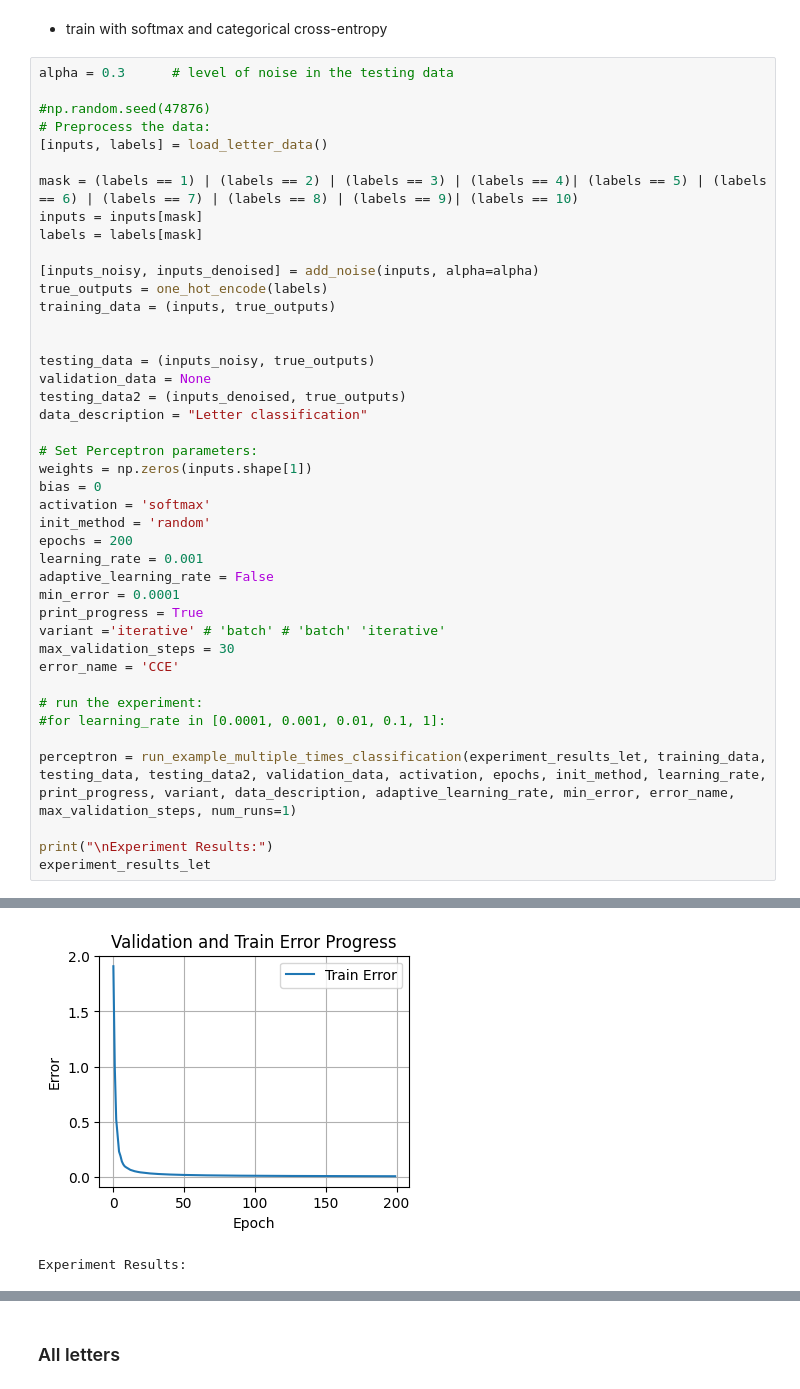
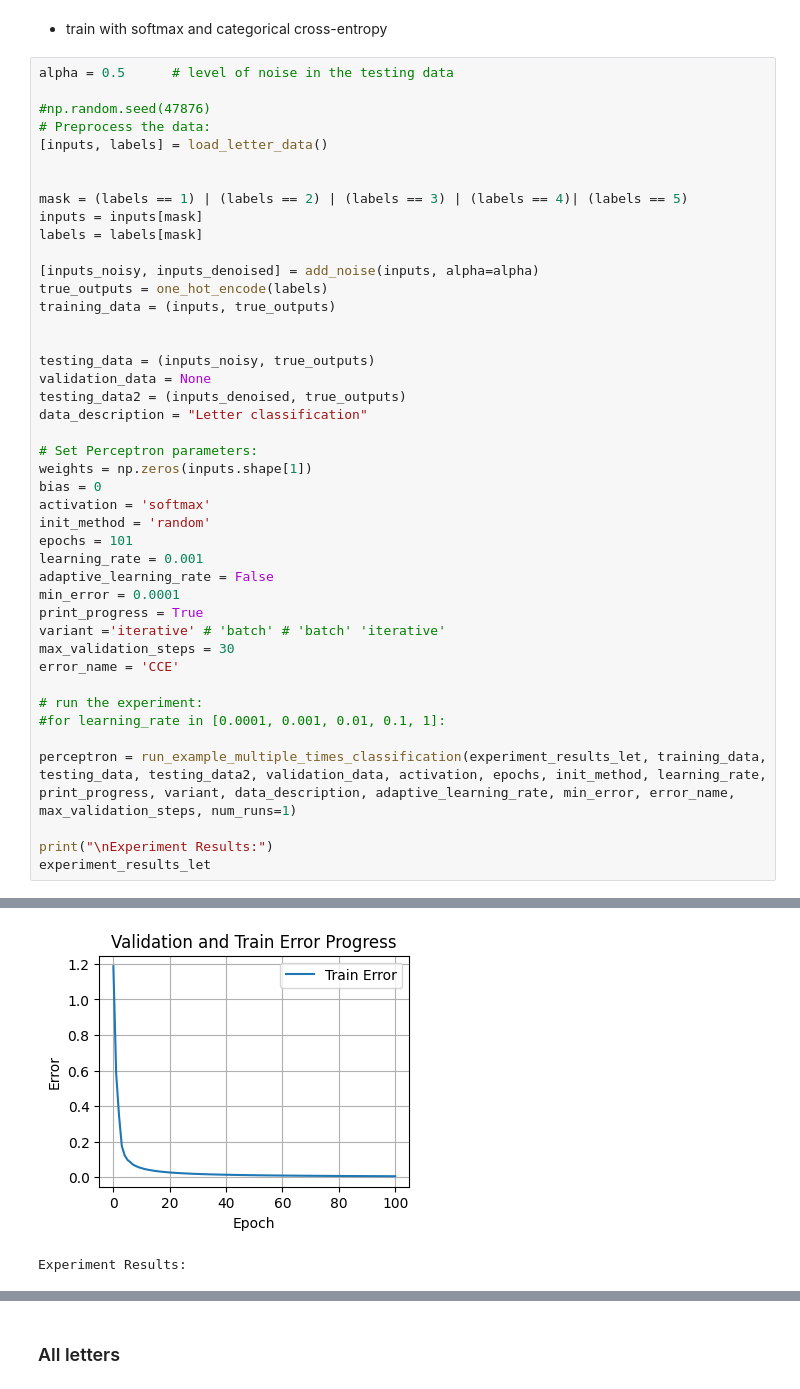
Before and after one commit to reitezuz/18NES1-2026, a Jupyter notebook: week04/perceptron_layer.ipynb, the cells around one changed output, grey strips where cells are left out. Saved outputs shown, nothing was run; the diff lists cells and outputs as text.

```diff
--- a/week04/perceptron_layer.ipynb
+++ b/week04/perceptron_layer.ipynb
@@ -1022,13 +1108,14 @@ Misclassified Letters:
 # %% [markdown]
 - train with softmax and categorical cross-entropy
 # %%
-alpha = 0.3      # level of noise in the testing data
+alpha = 0.5      # level of noise in the testing data
 
 #np.random.seed(47876)
 # Preprocess the data:
 [inputs, labels] = load_letter_data()
 
-mask = (labels == 1) | (labels == 2) | (labels == 3) | (labels == 4)| (labels == 5) | (labels == 6) | (labels == 7) | (labels == 8) | (labels == 9)| (labels == 10)
+
+mask = (labels == 1) | (labels == 2) | (labels == 3) | (labels == 4)| (labels == 5)
 inputs = inputs[mask]
 labels = labels[mask]
 
@@ -1047,7 +1134,7 @@ weights = np.zeros(inputs.shape[1])
 bias = 0
 activation = 'softmax'
 init_method = 'random'
-epochs = 200
+epochs = 101
 learning_rate = 0.001
 adaptive_learning_rate = False
 min_error = 0.0001
@@ -1071,3 +1158,3 @@ The training ended after 200 epochs. Maximum epochs reached.
-[figure, old version]
+[figure, new version]
 Experiment Results:
 |  | Epochs | MSE | Accuracy | Sum Accuracy | Test MSE | Test Accuracy | Test MSE2 | Test Accuracy2 | Time | ... |
```
Also changed, not shown: parts of 20 cells of this notebook.
